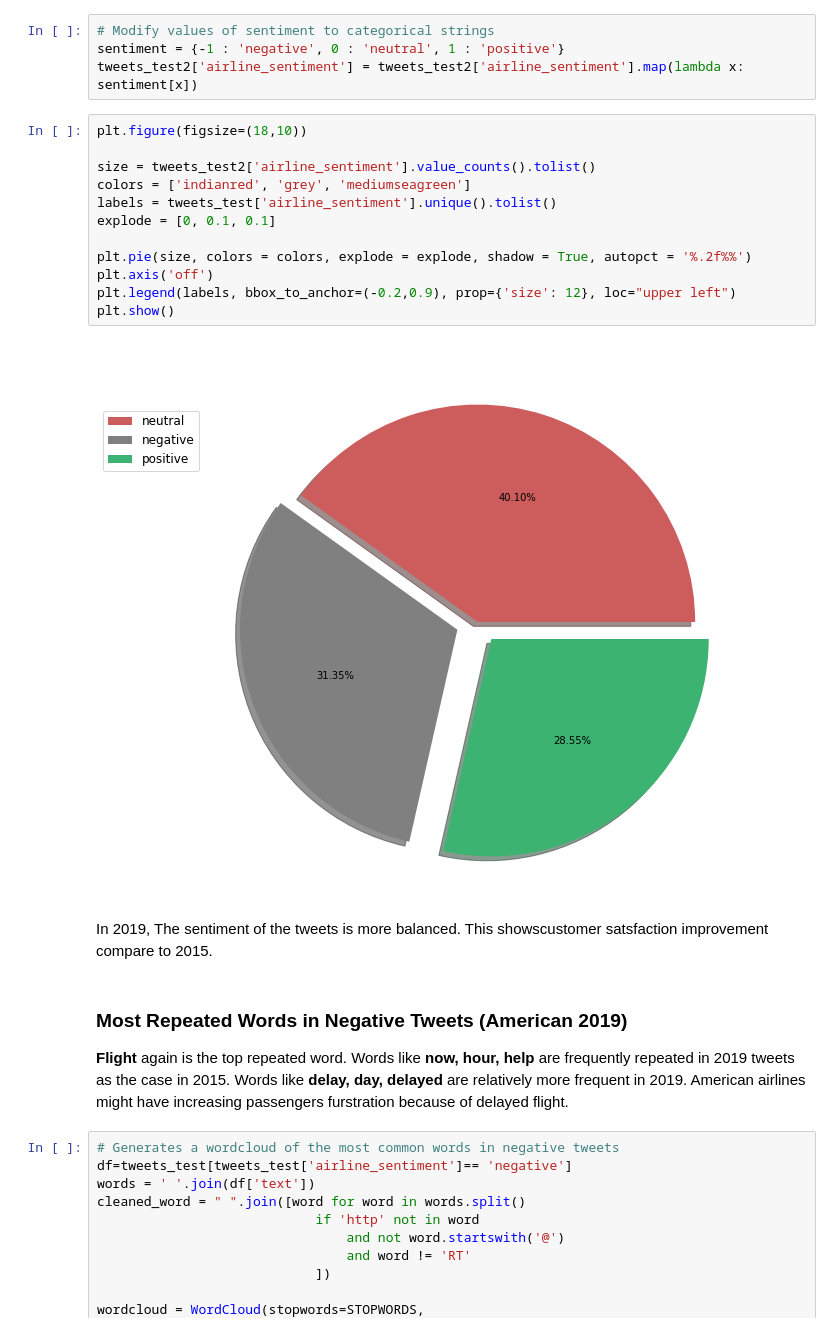
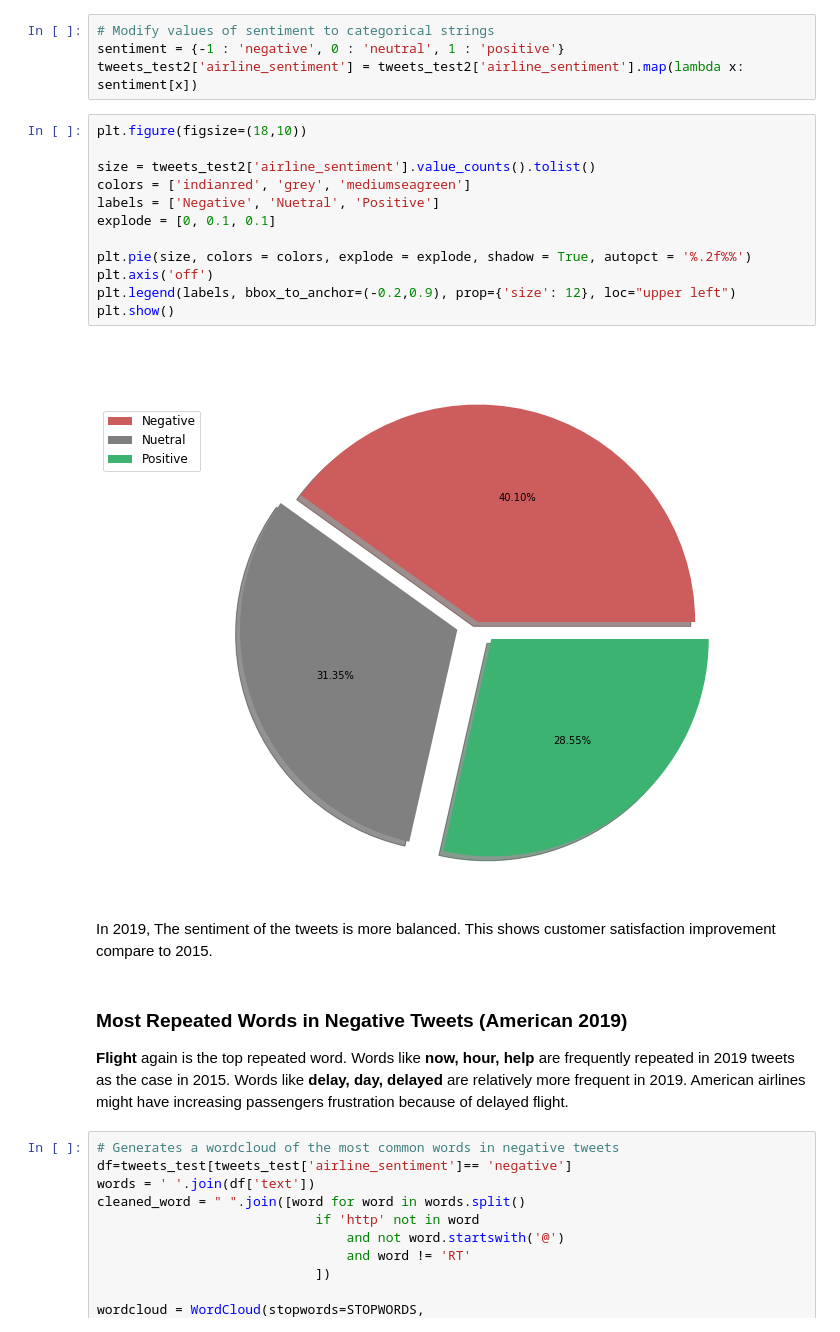
Before and after one commit to romer1979/American-Airline-Sentiment-Analaysis, a Jupyter notebook: American Airlines Sentimenet Analysis.ipynb, the cells around one changed output. Saved outputs shown, nothing was run; the diff lists cells and outputs as text.

```diff
--- a/American Airlines Sentimenet Analysis.ipynb
+++ b/American Airlines Sentimenet Analysis.ipynb
@@ -1112,22 +1108,22 @@ tweets_test2['airline_sentiment'] = tweets_test2['airline_sentiment'].map(lambda
 # %%
 plt.figure(figsize=(18,10))
 
 size = tweets_test2['airline_sentiment'].value_counts().tolist()
 colors = ['indianred', 'grey', 'mediumseagreen']
-labels = tweets_test['airline_sentiment'].unique().tolist()
+labels = ['Negative', 'Nuetral', 'Positive']
 explode = [0, 0.1, 0.1]
 
 plt.pie(size, colors = colors, explode = explode, shadow = True, autopct = '%.2f%%')
 plt.axis('off')
 plt.legend(labels, bbox_to_anchor=(-0.2,0.9), prop={'size': 12}, loc="upper left")
 plt.show()
 # %% [output]
-[figure, old version]
+[figure, new version]
 # %% [markdown]
-In 2019, The sentiment of the tweets is more balanced. This showscustomer satsfaction improvement compare to 2015.
+In 2019, The sentiment of the tweets is more balanced. This shows customer satisfaction improvement compare to 2015.
 # %% [markdown]
 ### Most Repeated Words in Negative Tweets (American 2019)
-**Flight** again is the top repeated word. Words like **now, hour, help** are frequently repeated in 2019 tweets as the case in 2015. Words like **delay, day, delayed** are relatively more frequent in 2019. American airlines might have increasing passengers furstration because of delayed flight.
+**Flight** again is the top repeated word. Words like **now, hour, help** are frequently repeated in 2019 tweets as the case in 2015. Words like **delay, day, delayed** are relatively more frequent in 2019. American airlines might have increasing passengers frustration because of delayed flight.
 # %%
 # Generates a wordcloud of the most common words in negative tweets
 df=tweets_test[tweets_test['airline_sentiment']== 'negative']
```
Also changed, not shown: parts of 32 cells of this notebook.
